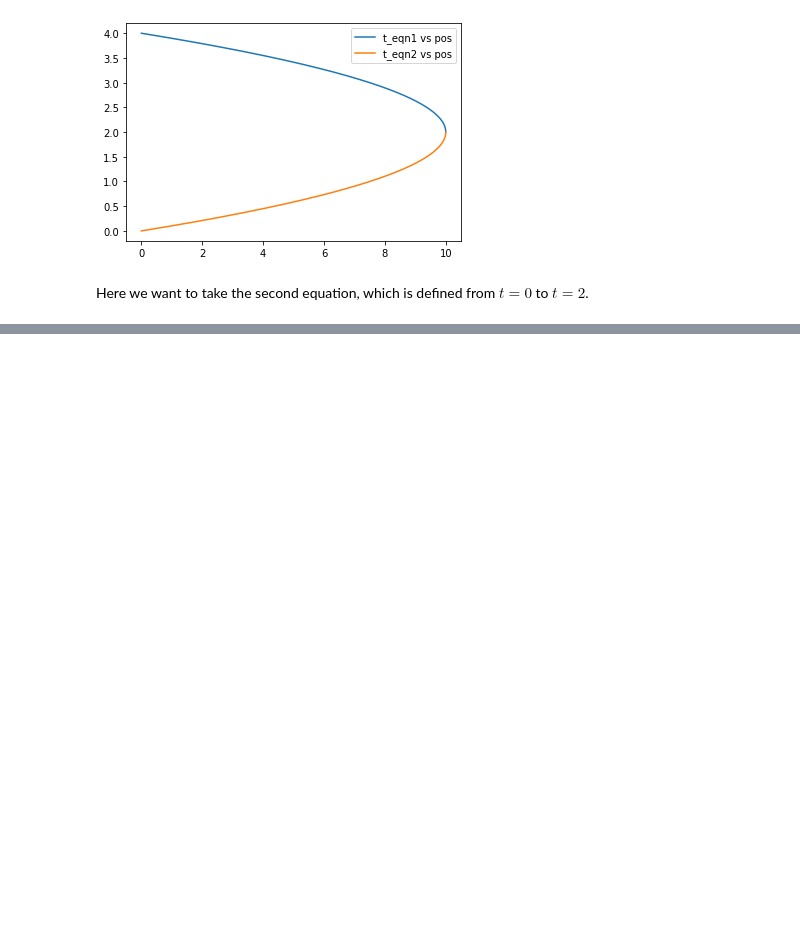
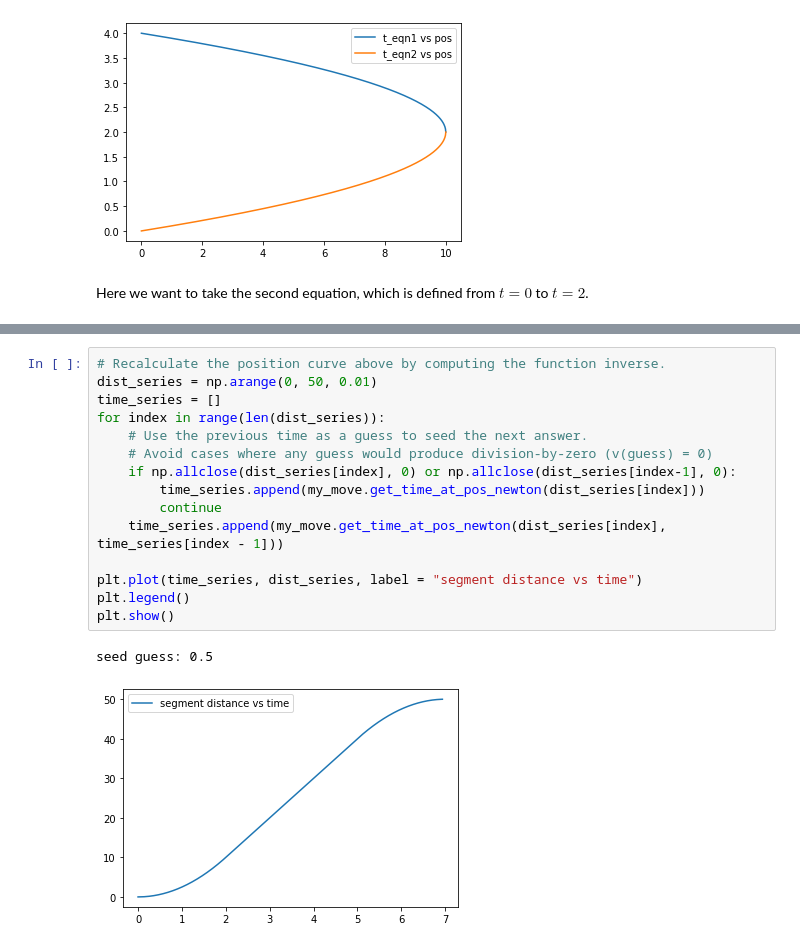
Before and after one commit to Poofjunior/input_shaping_notes, a Jupyter notebook: move_kinematics.ipynb, the cells around one changed output, grey strips where cells are left out. Saved outputs shown, nothing was run; the diff lists cells and outputs as text; blank space fills up the shorter version.

```diff
--- a/move_kinematics.ipynb
+++ b/move_kinematics.ipynb
@@ -126,0 +353,18 @@ Here we want to take the second equation, which is defined from $t=0$ to $t=2$.
+# %%
+# Recalculate the position curve above by computing the function inverse.
+dist_series = np.arange(0, 50, 0.01)
+time_series = []
+for index in range(len(dist_series)):
+    # Use the previous time as a guess to seed the next answer.
+    # Avoid cases where any guess would produce division-by-zero (v(guess) = 0)
+    if np.allclose(dist_series[index], 0) or np.allclose(dist_series[index-1], 0):
+        time_series.append(my_move.get_time_at_pos_newton(dist_series[index]))
+        continue
+    time_series.append(my_move.get_time_at_pos_newton(dist_series[index], time_series[index - 1]))
+
+plt.plot(time_series, dist_series, label = "segment distance vs time")
+plt.legend()
+plt.show()
+# %% [output]
+seed guess: 0.5
+[figure, added]
```
Also changed, not shown: parts of 6 cells of this notebook, 2 other files.
